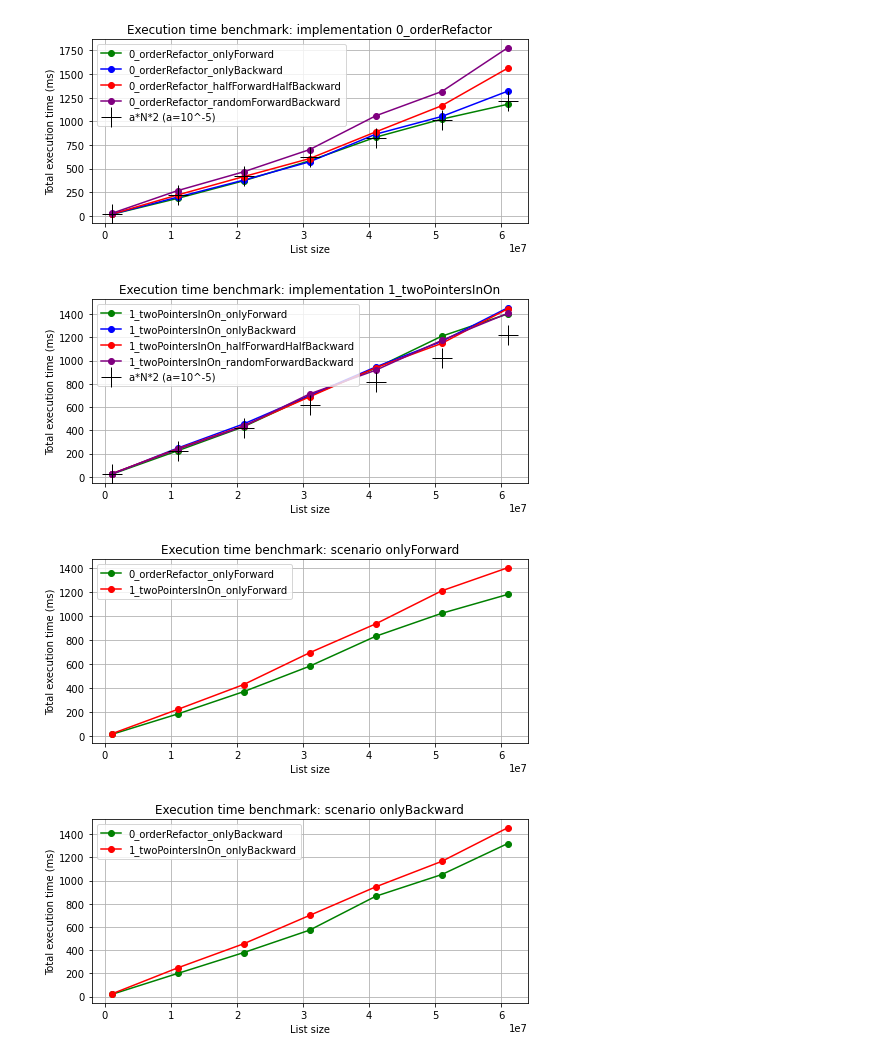
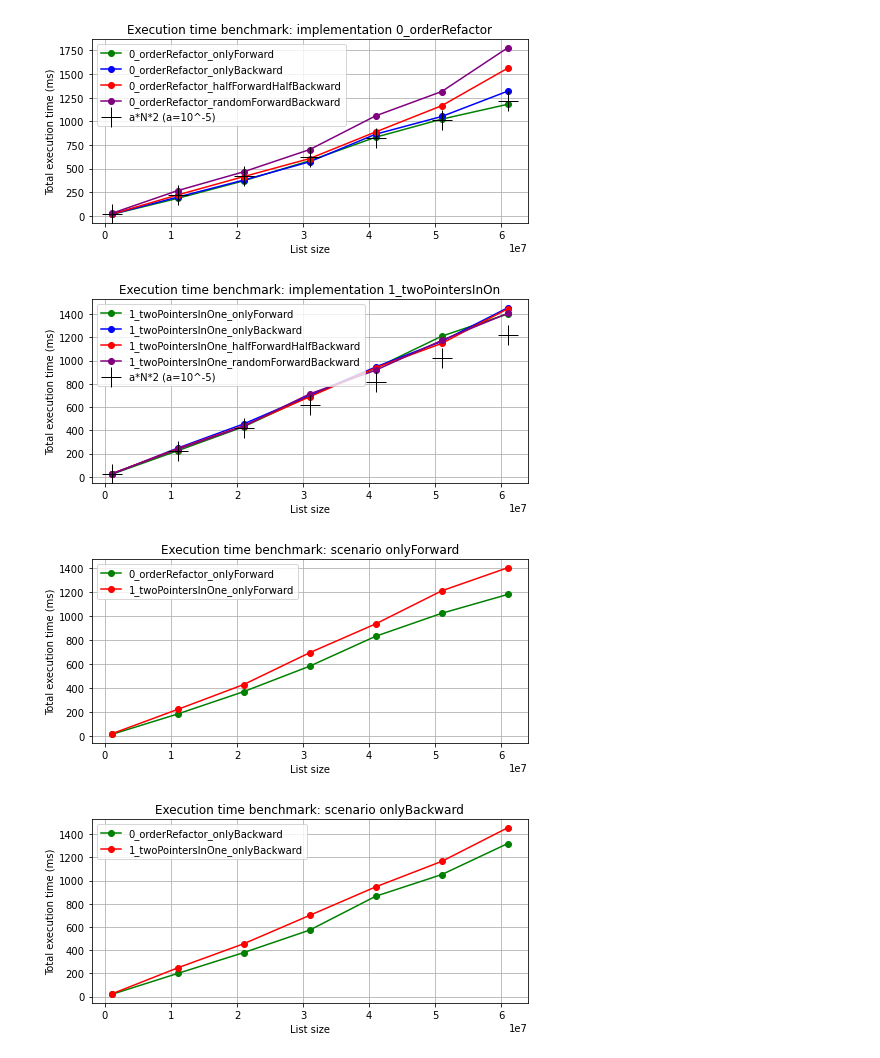
Before and after one commit to simbadSid/adiaAssessment_linkedList, a Jupyter notebook: resource/plotScript.ipynb, the cells around one changed output. Saved outputs shown, nothing was run; the diff lists cells and outputs as text; code cells hidden in the pictures.

```diff
--- a/resource/plotScript.ipynb
+++ b/resource/plotScript.ipynb
@@ -13,10 +13,10 @@ executionTime_0_orderRefactor_onlyBackward             = [18, 199, 379, 573, 865
 executionTime_0_orderRefactor_halfForwardHalfBackward  = [19, 222, 416, 607, 889, 1166, 1563, 1769, 2253, 3763][:7]
 executionTime_0_orderRefactor_randomForwardBackward    = [27, 268, 467, 702, 1059, 1316, 1779, 2087, 2670, 5302][:7]
 
-executionTime_1_twoPointersInOn_onlyForward            = [21, 224, 431, 696, 936, 1211, 1403, 1682, 2684, 5913][:7]
-executionTime_1_twoPointersInOn_onlyBackward           = [22, 247, 455, 700, 946, 1166, 1456, 2305, 3430, 6166][:7]
-executionTime_1_twoPointersInOn_halfForwardHalfBackward= [25, 241, 439, 689, 939, 1149, 1447, 1823, 2367, 3412][:7]
-executionTime_1_twoPointersInOn_randomForwardBackward  = [26, 236, 435, 714, 918, 1175, 1408, 1995, 3691, 3959][:7]
+executionTime_1_twoPointersInOne_onlyForward            = [21, 224, 431, 696, 936, 1211, 1403, 1682, 2684, 5913][:7]
+executionTime_1_twoPointersInOne_onlyBackward           = [22, 247, 455, 700, 946, 1166, 1456, 2305, 3430, 6166][:7]
+executionTime_1_twoPointersInOne_halfForwardHalfBackward= [25, 241, 439, 689, 939, 1149, 1447, 1823, 2367, 3412][:7]
+executionTime_1_twoPointersInOne_randomForwardBackward  = [26, 236, 435, 714, 918, 1175, 1408, 1995, 3691, 3959][:7]
 
 #################################
 fig = plt.figure()
@@ -40,10 +40,10 @@ plt.savefig('benchmark_0_orderRefactor.png', facecolor='w')
 fig = plt.figure()
 plt.grid()
 
-plt.plot(SIZE, executionTime_1_twoPointersInOn_onlyForward,            label="1_twoPointersInOn_onlyForward",            color="green",  marker="o")
-plt.plot(SIZE, executionTime_1_twoPointersInOn_onlyBackward,           label="1_twoPointersInOn_onlyBackward",           color="blue",   marker="o")
-plt.plot(SIZE, executionTime_1_twoPointersInOn_halfForwardHalfBackward,label="1_twoPointersInOn_halfForwardHalfBackward",color="red",  marker="o")
-plt.plot(SIZE, executionTime_1_twoPointersInOn_randomForwardBackward,  label="1_twoPointersInOn_randomForwardBackward",  color="purple", marker="o")
+plt.plot(SIZE, executionTime_1_twoPointersInOne_onlyForward,            label="1_twoPointersInOne_onlyForward",            color="green",  marker="o")
+plt.plot(SIZE, executionTime_1_twoPointersInOne_onlyBackward,           label="1_twoPointersInOne_onlyBackward",           color="blue",   marker="o")
+plt.plot(SIZE, executionTime_1_twoPointersInOne_halfForwardHalfBackward,label="1_twoPointersInOne_halfForwardHalfBackward",color="red",  marker="o")
+plt.plot(SIZE, executionTime_1_twoPointersInOne_randomForwardBackward,  label="1_twoPointersInOne_randomForwardBackward",  color="purple", marker="o")
 
 plt.plot(SIZE, [0.00001*i*2 for i in SIZE], ' ', label="a*N*2 (a=10^-5)", color="black", marker="+", markersize=20)
 
@@ -51,7 +51,7 @@ plt.xlabel('List size')
 plt.ylabel('Total execution time (ms)')
 plt.title('Execution time benchmark: implementation 1_twoPointersInOn')
 plt.legend(loc='upper left')
-plt.savefig('benchmark_1_twoPointersInOn.png', facecolor='w')
+plt.savefig('benchmark_1_twoPointersInOne.png', facecolor='w')
 
 
 #################################
@@ -59,7 +59,7 @@ fig = plt.figure()
 plt.grid()
 
 plt.plot(SIZE, executionTime_0_orderRefactor_onlyForward,   label="0_orderRefactor_onlyForward",  color="green",  marker="o")
-plt.plot(SIZE, executionTime_1_twoPointersInOn_onlyForward, label="1_twoPointersInOn_onlyForward",color="red",  marker="o")
+plt.plot(SIZE, executionTime_1_twoPointersInOne_onlyForward, label="1_twoPointersInOne_onlyForward",color="red",  marker="o")
 
 plt.xlabel('List size')
 plt.ylabel('Total execution time (ms)')
@@ -73,7 +73,7 @@ fig = plt.figure()
 plt.grid()
 
 plt.plot(SIZE, executionTime_0_orderRefactor_onlyBackward,   label="0_orderRefactor_onlyBackward",   color="green",  marker="o")
-plt.plot(SIZE, executionTime_1_twoPointersInOn_onlyBackward, label="1_twoPointersInOn_onlyBackward", color="red",  marker="o")
+plt.plot(SIZE, executionTime_1_twoPointersInOne_onlyBackward, label="1_twoPointersInOne_onlyBackward", color="red",  marker="o")
 
 plt.xlabel('List size')
 plt.ylabel('Total execution time (ms)')
@@ -87,37 +87,37 @@ fig = plt.figure()
 plt.grid()
 
 plt.plot(SIZE, executionTime_0_orderRefactor_halfForwardHalfBackward,  label="0_orderRefactor_halfForwardHalfBackward",  color="green",  marker="o")
-plt.plot(SIZE, executionTime_1_twoPointersInOn_halfForwardHalfBackward,label="1_twoPointersInOn_halfForwardHalfBackward",color="red",  marker="o")
+plt.plot(SIZE, executionTime_1_twoPointersInOne_halfForwardHalfBackward,label="1_twoPointersInOne_halfForwardHalfBackward",color="red",  marker="o")
 
 plt.xlabel('List size')
 plt.ylabel('Total execution time (ms)')
 plt.title('Execution time benchmark: scenario halfForwardHalfBackward')
 plt.legend(loc='upper left')
 plt.savefig('benchmark_halfForwardHalfBackward.png', facecolor='w')
 
 
 #################################
 fig = plt.figure()
 plt.grid()
 
 plt.plot(SIZE, executionTime_0_orderRefactor_randomForwardBackward,  label="0_orderRefactor_randomForwardBackward",  color="green",  marker="o")
-plt.plot(SIZE, executionTime_1_twoPointersInOn_randomForwardBackward,label="1_twoPointersInOn_randomForwardBackward",color="red",  marker="o")
+plt.plot(SIZE, executionTime_1_twoPointersInOne_randomForwardBackward,label="1_twoPointersInOne_randomForwardBackward",color="red",  marker="o")
 
 plt.xlabel('List size')
 plt.ylabel('Total execution time (ms)')
 plt.title('Execution time benchmark: scenario randomForwardBackward')
 plt.legend(loc='upper left')
 plt.savefig('benchmark_randomForwardBackward.png', facecolor='w')
 
 
 
 
 
 
 
 plt.show()
 # %% [output]
 [figure]
-[figure, old version]
+[figure, new version]
-[figure, old version]
+[figure, new version]
-[figure, old version]
+[figure, new version]
```
Also changed, not shown: parts of 1 cell of this notebook, 10 other files.
